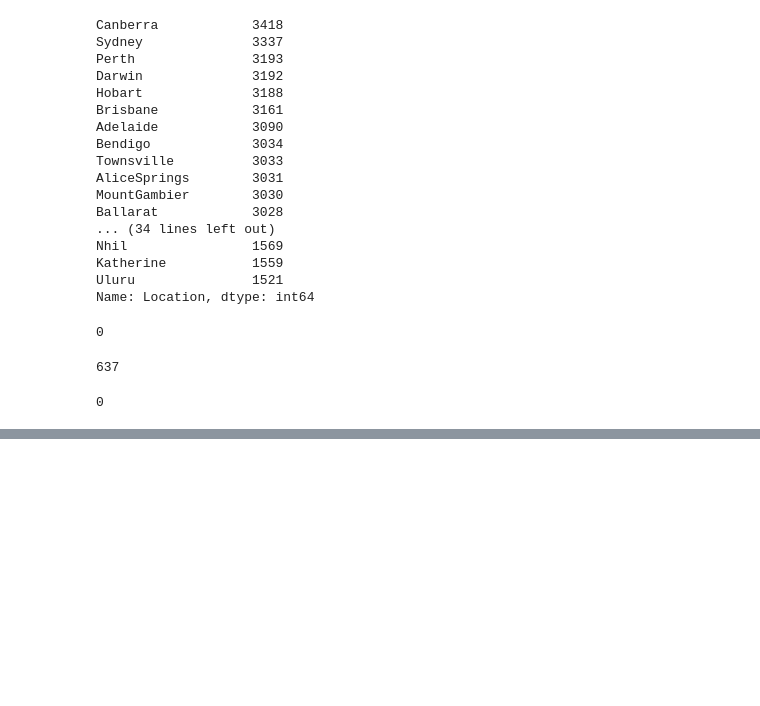
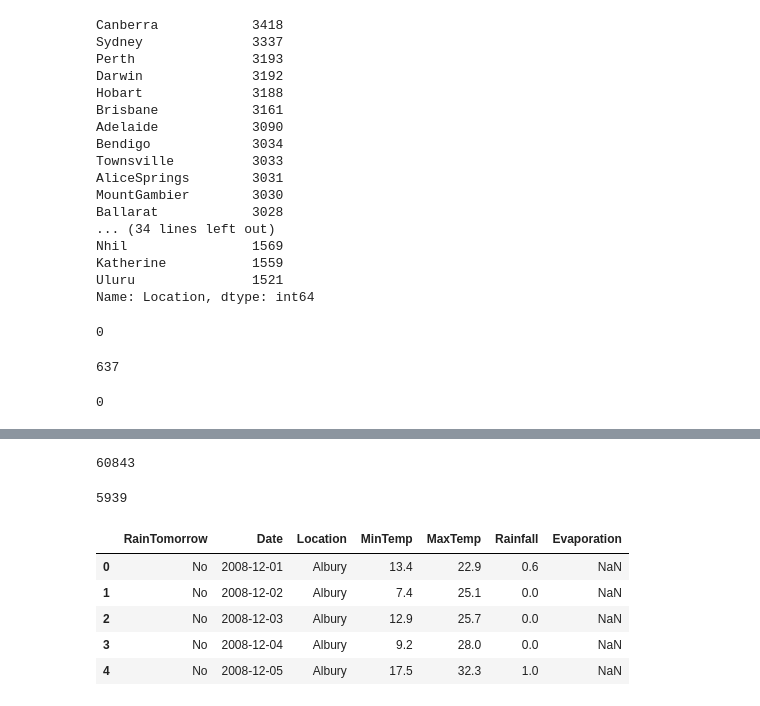
Before and after one commit to Erik-gitmannen1337-M/Rain, a Jupyter notebook: Rain.ipynb, the cells around one changed output, grey strips where cells are left out. Cells and saved outputs as stored; diff of their text form; code cells hidden in the pictures; blank space fills up the shorter version.

```diff
--- a/Rain.ipynb
+++ b/Rain.ipynb
@@ -211,0 +229,3 @@ train.MinTemp.isnull().sum()
+# %%
+df_bin['MaxTemp'] = train['MaxTemp']
+df_con['MaxTemp'] = train['MaxTemp']
@@ -211,0 +241,4 @@ train.MinTemp.isnull().sum()
+# %%
+df_bin['Rainfall'] = train['Rainfall']
+df_con['Rainfall'] = train['Rainfall']
+df_bin.head()
@@ -211,0 +252,20 @@ train.MinTemp.isnull().sum()
+# %%
+train.Evaporation.isnull().sum()
+# %% [output]
+60843
+# %%
+train.Evaporation = train['Evaporation'].interpolate(method='linear')
+train.Evaporation.isnull().sum()
+# %% [output]
+5939
+# %%
+df_bin['Evaporation'] = train['Evaporation']
+df_con['Evaporation'] = train['Evaporation']
+df_bin.head()
+# %% [output]
+|  | RainTomorrow | Date | Location | MinTemp | MaxTemp | Rainfall | Evaporation |
+| 0 | No | 2008-12-01 | Albury | 13.4 | 22.9 | 0.6 | NaN |
+| 1 | No | 2008-12-02 | Albury | 7.4 | 25.1 | 0.0 | NaN |
+| 2 | No | 2008-12-03 | Albury | 12.9 | 25.7 | 0.0 | NaN |
+| 3 | No | 2008-12-04 | Albury | 9.2 | 28.0 | 0.0 | NaN |
+| 4 | No | 2008-12-05 | Albury | 17.5 | 32.3 | 1.0 | NaN |
```
Also changed, not shown: parts of 27 cells of this notebook.
